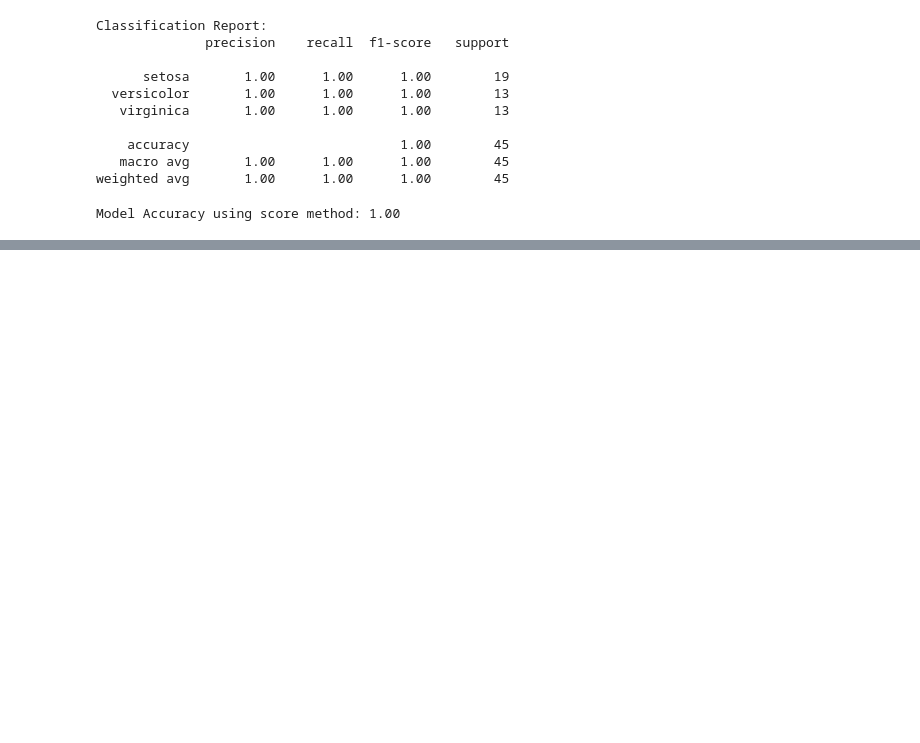
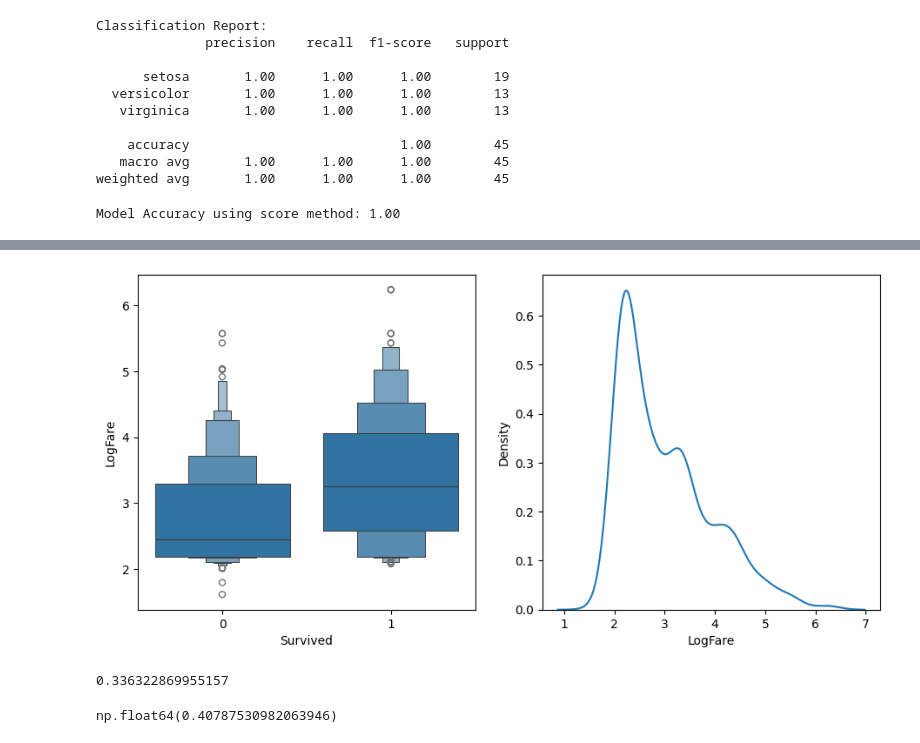
Before and after one commit to praneshnikhar/MachineLearningFrom0, a Jupyter notebook: Supervised Learning Models/Classification/Random_Forest.ipynb, the cells around one changed output, grey strips where cells are left out. Cells and saved outputs as stored; diff of their text form; code cells hidden in the pictures; blank space fills up the shorter version.

```diff
--- a/Supervised Learning Models/Classification/Random_Forest.ipynb
+++ b/Supervised Learning Models/Classification/Random_Forest.ipynb
@@ -87,0 +165,8 @@ Model Accuracy using score method: 1.00
+# %%
+from numpy import random
+from sklearn.model_selection import train_test_split
+
+random.seed(42)
+trn_df,val_df = train_test_split(df, test_size=0.25)
+trn_df[cats] = trn_df[cats].apply(lambda x: x.cat.codes)
+val_df[cats] = val_df[cats].apply(lambda x: x.cat.codes)
@@ -87,0 +187,7 @@ Model Accuracy using score method: 1.00
+# %%
+df_fare = trn_df[trn_df.LogFare>0]
+fig,axs = plt.subplots(1,2, figsize=(11,5))
+sns.boxenplot(data=df_fare, x=dep, y="LogFare", ax=axs[0])
+sns.kdeplot(data=df_fare, x="LogFare", ax=axs[1]);
+# %% [output]
+[figure, added]
@@ -87,0 +196,4 @@ Model Accuracy using score method: 1.00
+# %%
+mean_absolute_error(val_y, preds)
+# %% [output]
+0.336322869955157
@@ -87,0 +209,4 @@ Model Accuracy using score method: 1.00
+# %%
+score(trn_xs["Sex"], trn_y, 0.5)
+# %% [output]
+np.float64(0.40787530982063946)
```
Also changed, not shown: parts of 43 cells of this notebook.
